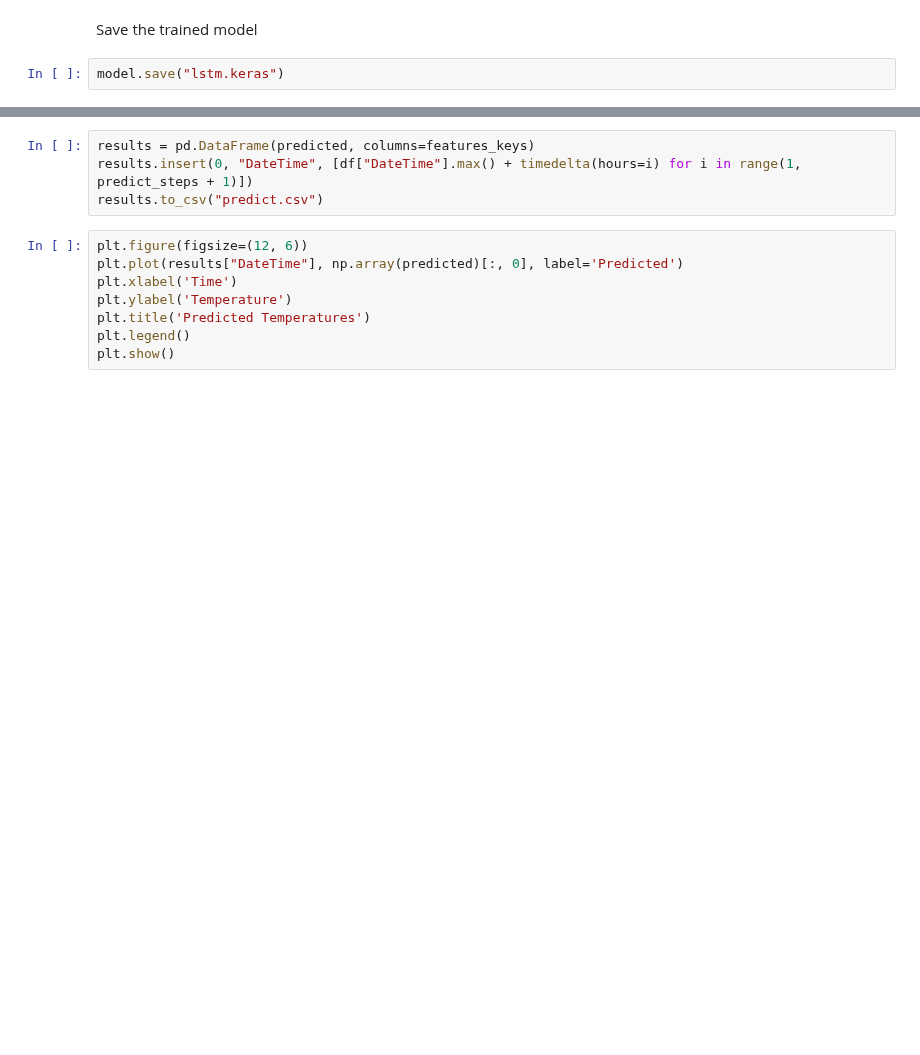
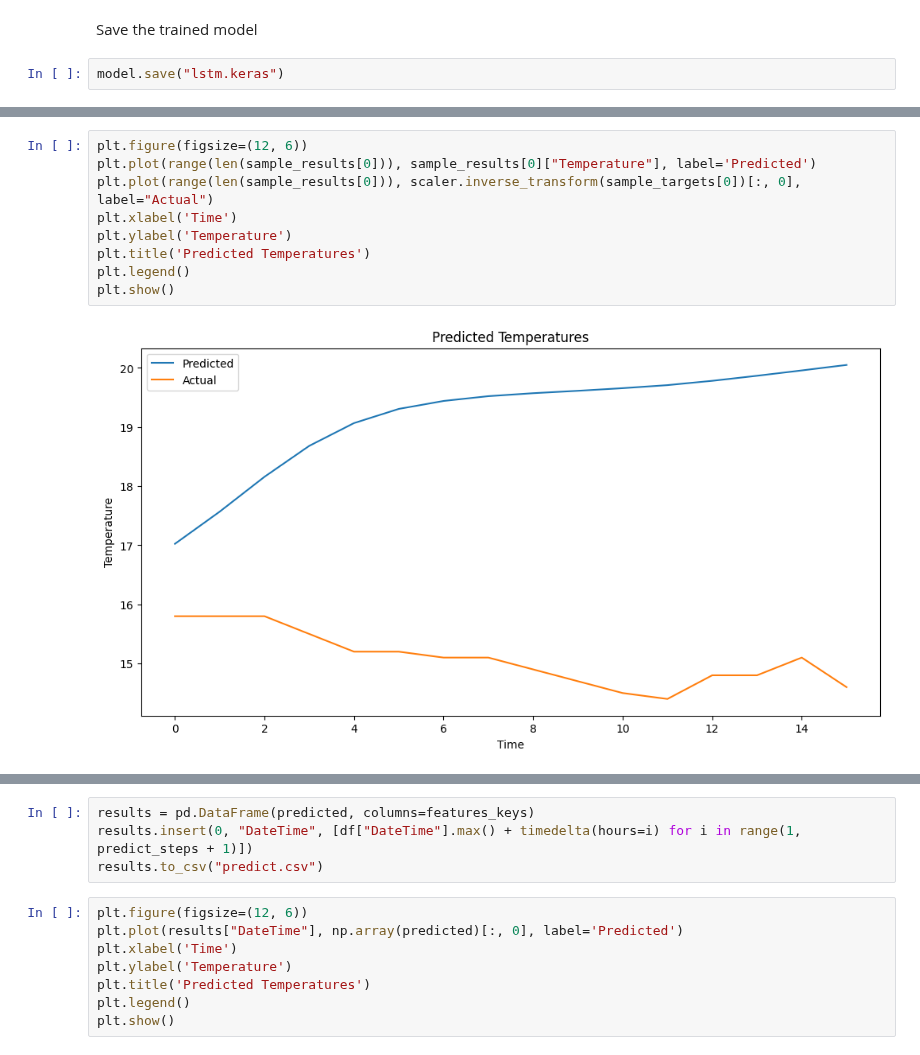
Before and after one commit to sdip15fa/weather-predict, a Jupyter notebook: lstm.ipynb, the cells around one changed output, grey strips where cells are left out. Cells and saved outputs as stored; diff of their text form; blank space fills up the shorter version.

```diff
--- a/lstm.ipynb
+++ b/lstm.ipynb
@@ -361 +446,12 @@ joblib.dump(scaler, "scaler.save")
+# %%
+plt.figure(figsize=(12, 6))
+plt.plot(range(len(sample_results[0])), sample_results[0]["Temperature"], label='Predicted')
+plt.plot(range(len(sample_results[0])), scaler.inverse_transform(sample_targets[0])[:, 0], label="Actual")
+plt.xlabel('Time')
+plt.ylabel('Temperature')
+plt.title('Predicted Temperatures')
+plt.legend()
+plt.show()
+# %% [output]
+[figure, added]
 # %%
```
Also changed, not shown: parts of 24 cells of this notebook, 20 other files.
